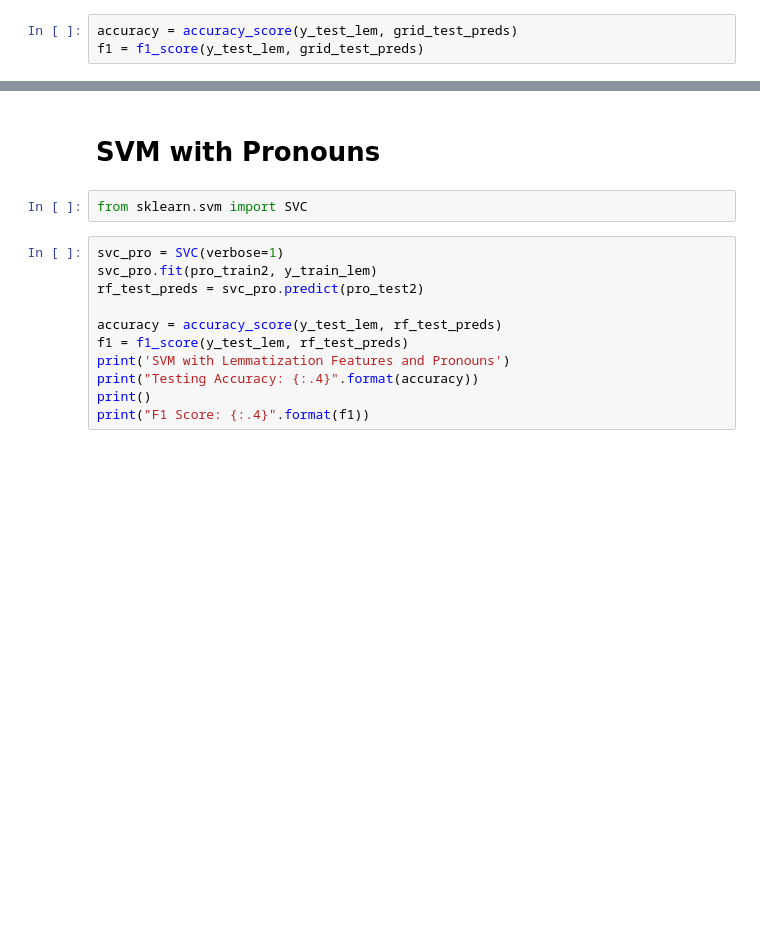
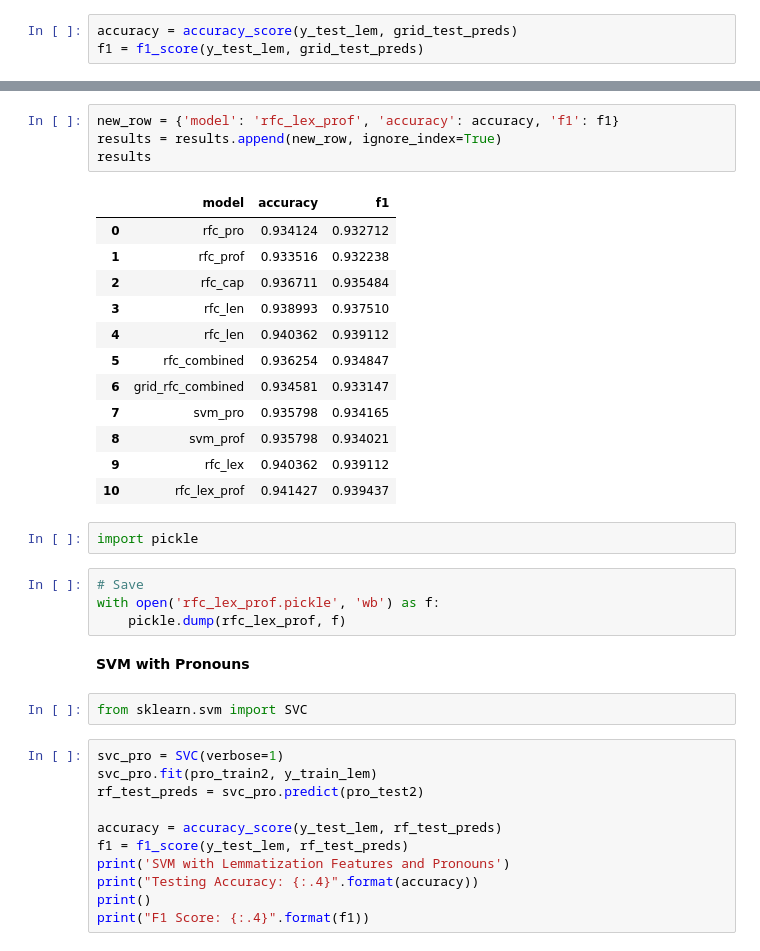
Before and after one commit to bmccabe96/Reddit_NLP, a Jupyter notebook: Analysis/AM_Reddit_Preprocess_Analysis.ipynb, the cells around one changed output, grey strips where cells are left out. Cells and saved outputs as stored; diff of their text form; blank space fills up the shorter version.

```diff
--- a/Analysis/AM_Reddit_Preprocess_Analysis.ipynb
+++ b/Analysis/AM_Reddit_Preprocess_Analysis.ipynb
@@ -781,5 +949,28 @@ results
+# %%
+new_row = {'model': 'rfc_lex_prof', 'accuracy': accuracy, 'f1': f1}
+results = results.append(new_row, ignore_index=True)
+results
+# %% [output]
+|  | model | accuracy | f1 |
+| 0 | rfc_pro | 0.934124 | 0.932712 |
+| 1 | rfc_prof | 0.933516 | 0.932238 |
+| 2 | rfc_cap | 0.936711 | 0.935484 |
+| 3 | rfc_len | 0.938993 | 0.937510 |
+| 4 | rfc_len | 0.940362 | 0.939112 |
+| 5 | rfc_combined | 0.936254 | 0.934847 |
+| 6 | grid_rfc_combined | 0.934581 | 0.933147 |
+| 7 | svm_pro | 0.935798 | 0.934165 |
+| 8 | svm_prof | 0.935798 | 0.934021 |
+| 9 | rfc_lex | 0.940362 | 0.939112 |
+| 10 | rfc_lex_prof | 0.941427 | 0.939437 |
+# %%
+import pickle
+# %%
+# Save
+with open('rfc_lex_prof.pickle', 'wb') as f:
+    pickle.dump(rfc_lex_prof, f)
 # %% [markdown]
-# SVM with Pronouns
+**SVM with Pronouns**
 # %%
 from sklearn.svm import SVC
 # %%
```
Also changed, not shown: parts of 52 cells of this notebook, 1 other file.
